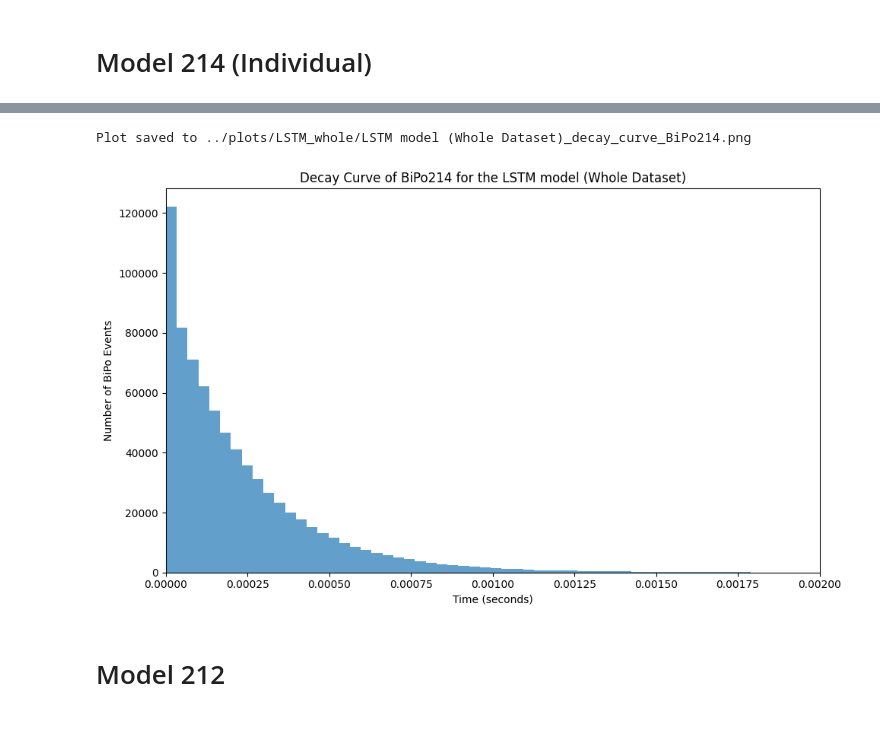
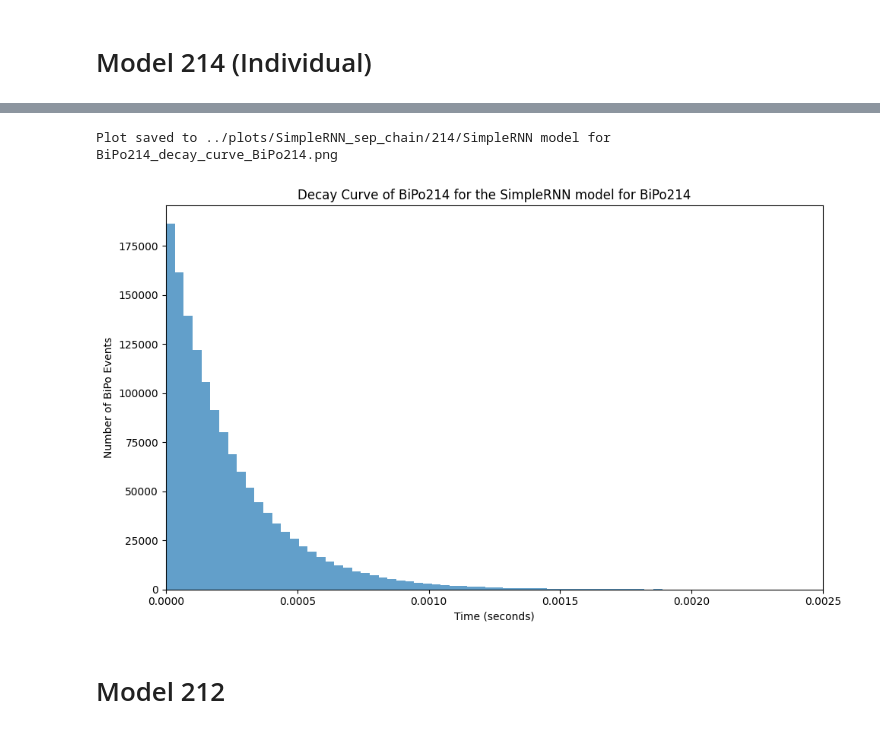
Before and after one commit to anuragxorma/BiPoClassification, a Jupyter notebook: RNN/SimpleRNN_sep_chain_pred.ipynb, the cells around one changed output, grey strips where cells are left out. Cells and saved outputs as stored; diff of their text form; code cells hidden in the pictures.

```diff
--- a/RNN/SimpleRNN_sep_chain_pred.ipynb
+++ b/RNN/SimpleRNN_sep_chain_pred.ipynb
@@ -573,14 +583,14 @@ Predicted values greater than 0.01 : [0.39339619874954224, 0.03378680348396301,
 # %%
 # Plot histogram for predicted differences (filtering to <= threshold and non-zero)
 filtered_diffs1 = [x for x in flattened_diffs1 if x <= threshold1 and x != 0]
 plot_histogram(filtered_diffs1,
                model_name= "SimpleRNN model for BiPo214",
                chain= "BiPo214",
-               xlim=(0, 0.002),
+               xlim=(0, 0.0025),
                save_path=save_folder1)
 # %% [output]
-Plot saved to ../plots/LSTM_whole/LSTM model (Whole Dataset)_decay_curve_BiPo214.png
+Plot saved to ../plots/SimpleRNN_sep_chain/214/SimpleRNN model for BiPo214_decay_curve_BiPo214.png
-[figure, old version]
+[figure, new version]
 # %% [markdown]
 # Model 212
 # %%
```
Also changed, not shown: parts of 40 cells of this notebook, 53 other files.
